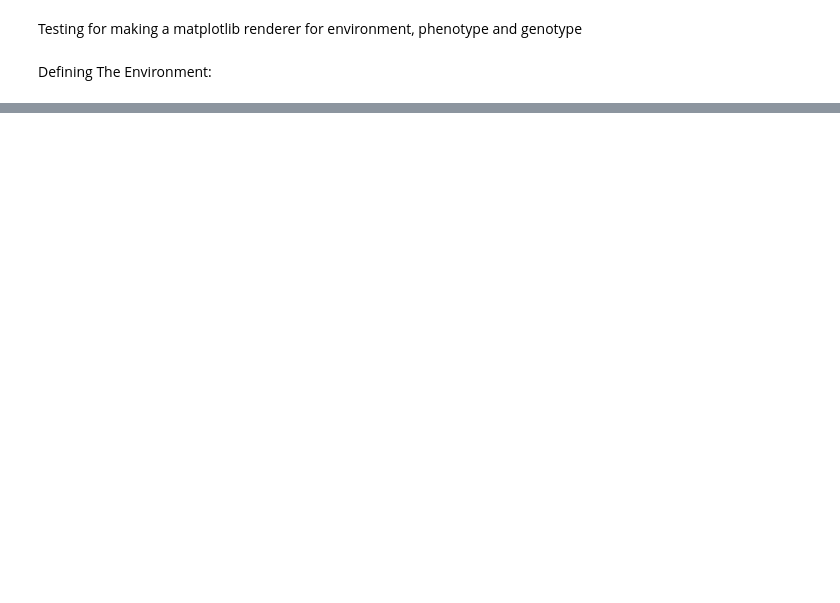
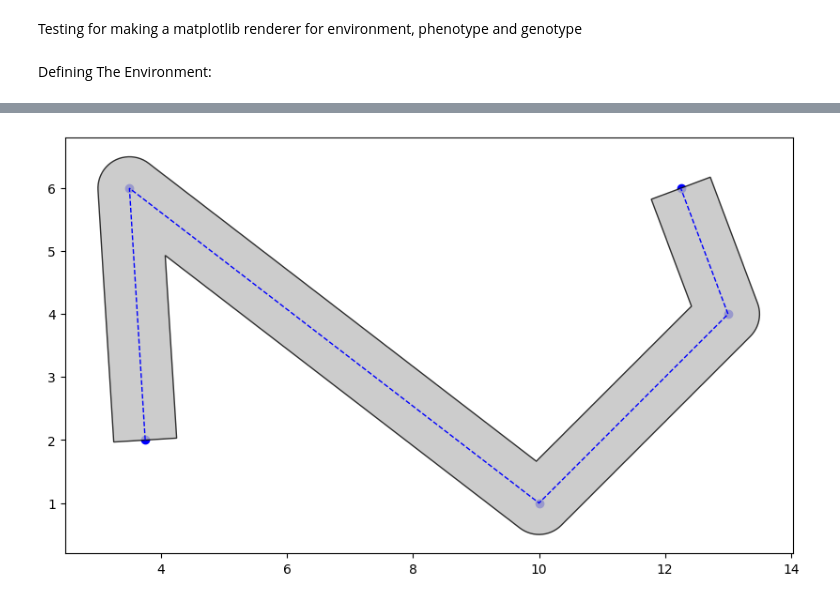
Before and after one commit to Shadi-Shehadah/evo_pathfinding_gen_sm, a Jupyter notebook: notebooks/rendering.ipynb, the cells around one changed output, grey strips where cells are left out. Cells and saved outputs as stored; diff of their text form; code cells hidden in the pictures; blank space fills up the shorter version.

```diff
--- a/notebooks/rendering.ipynb
+++ b/notebooks/rendering.ipynb
@@ -90,0 +116,21 @@ render_flow_field(env, phenotype, resolution=30)
+# %%
+fig, ax = plt.subplots(figsize=(10,10))
+
+points = [b.position for b in phenotype.bends]
+centerline = shapely.geometry.LineString(points)
+
+real_shape = centerline.buffer(
+        distance= 1 / 2,
+        cap_style=2,  # 2 = CAP_STYLE.flat (Ends cut off exactly at points)
+        join_style=1, # 1 = JOIN_STYLE.round (Corners are rounded)
+        resolution=16
+    )
+
+ax.add_patch(plotting.patch_from_polygon(real_shape, facecolor='silver', edgecolor='black', alpha=0.8, zorder=5))
+plotting.plot_line(centerline, color='blue', linestyle='--', linewidth=1, ax=ax, zorder=6)
+
+ax.set_aspect('equal')
+ax.autoscale_view()
+plt.show()
+# %% [output]
+[figure, added]
```
Also changed, not shown: parts of 5 cells of this notebook, 7 other files.
